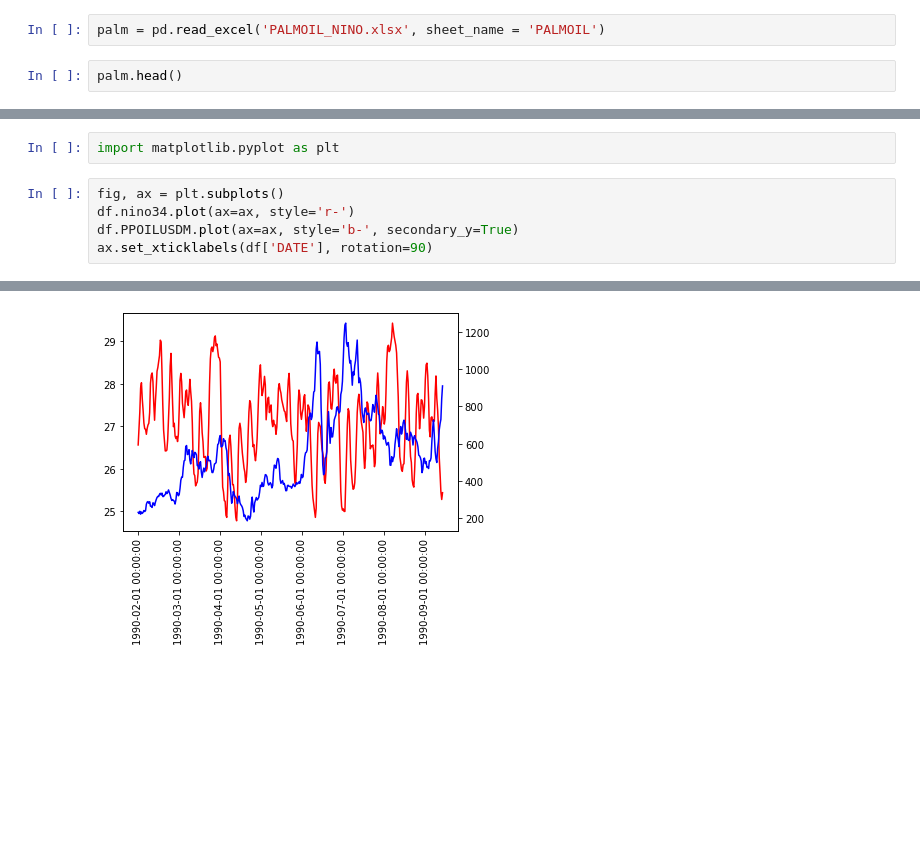
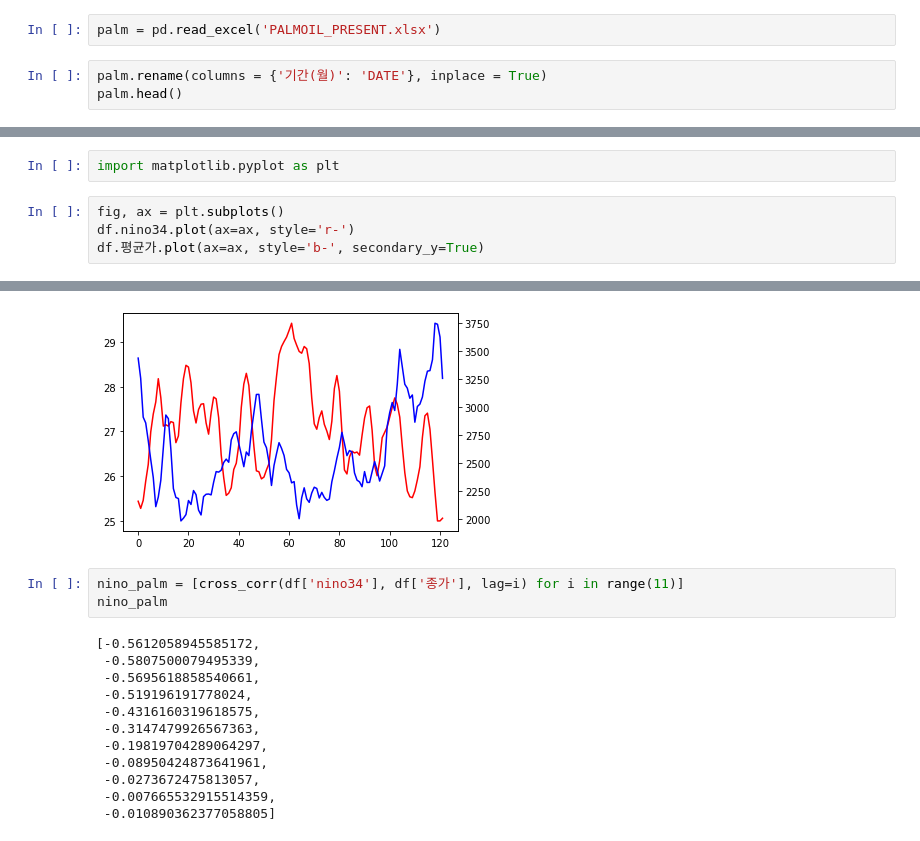
Before and after one commit to Soo-Im/PalmOil, a Jupyter notebook: Nino-Palm.ipynb, the cells around one changed output, grey strips where cells are left out. Saved outputs shown, nothing was run; the diff lists cells and outputs as text; blank space fills up the shorter version.

```diff
--- a/Nino-Palm.ipynb
+++ b/Nino-Palm.ipynb
@@ -30,7 +30,8 @@ nino34.head()
 | 3 | 1953 | 1 | 26.74 | 1953-01-01 |
 | 4 | 1954 | 1 | 26.98 | 1954-01-01 |
 # %%
-palm = pd.read_excel('PALMOIL_NINO.xlsx', sheet_name = 'PALMOIL')
+palm = pd.read_excel('PALMOIL_PRESENT.xlsx')
 # %%
+palm.rename(columns = {'기간(월)': 'DATE'}, inplace = True)
 palm.head()
 # %% [output]
@@ -93,6 +93,5 @@ import matplotlib.pyplot as plt
 # %%
 fig, ax = plt.subplots()
 df.nino34.plot(ax=ax, style='r-')
-df.PPOILUSDM.plot(ax=ax, style='b-', secondary_y=True)
-ax.set_xticklabels(df['DATE'], rotation=90)
+df.평균가.plot(ax=ax, style='b-', secondary_y=True)
 # %% [output]
@@ -109 +99,16 @@ ax.set_xticklabels(df['DATE'], rotation=90)
-[figure, old version]
+[figure, new version]
+# %%
+nino_palm = [cross_corr(df['nino34'], df['종가'], lag=i) for i in range(11)]
+nino_palm
+# %% [output]
+[-0.5612058945585172,
+ -0.5807500079495339,
+ -0.5695618858540661,
+ -0.519196191778024,
+ -0.4316160319618575,
+ -0.3147479926567363,
+ -0.19819704289064297,
+ -0.08950424873641961,
+ -0.0273672475813057,
+ -0.007665532915514359,
+ -0.010890362377058805]
```
Also changed, not shown: parts of 13 cells of this notebook.
